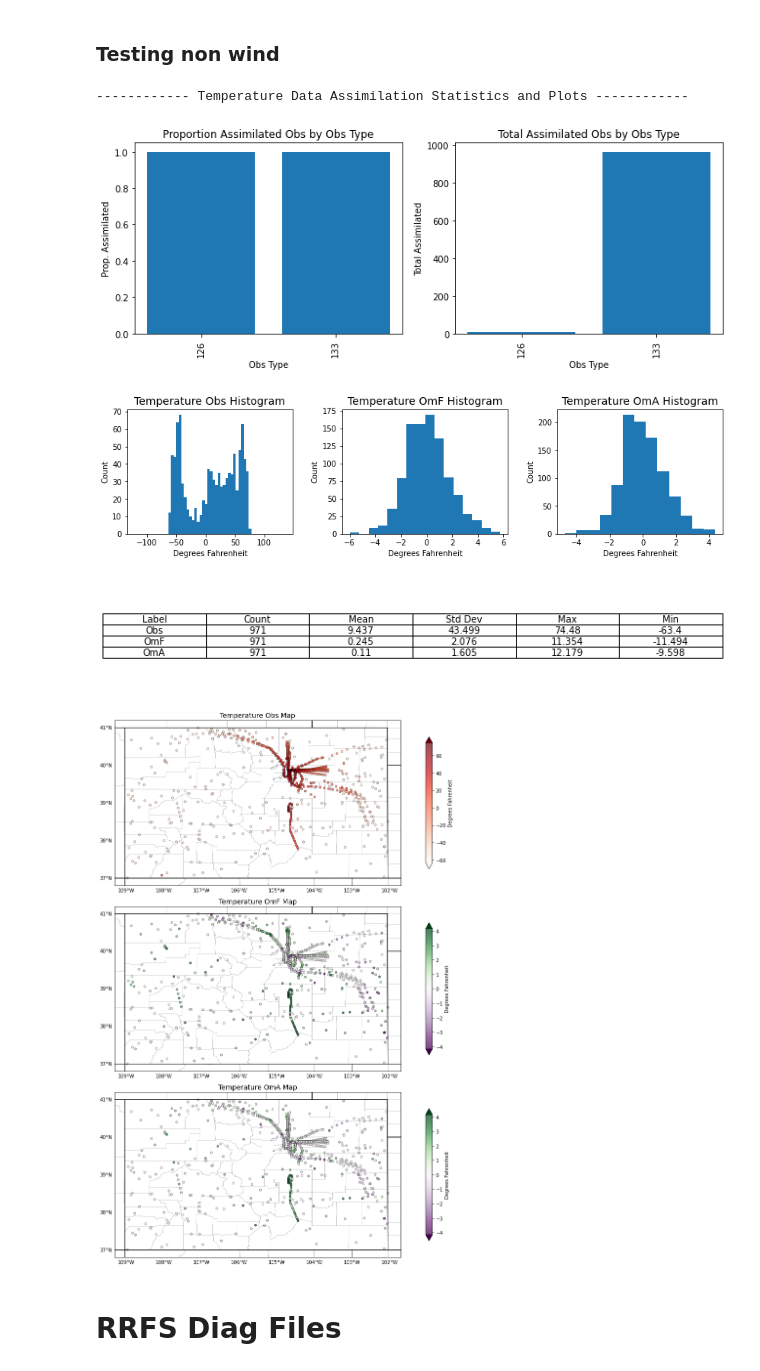
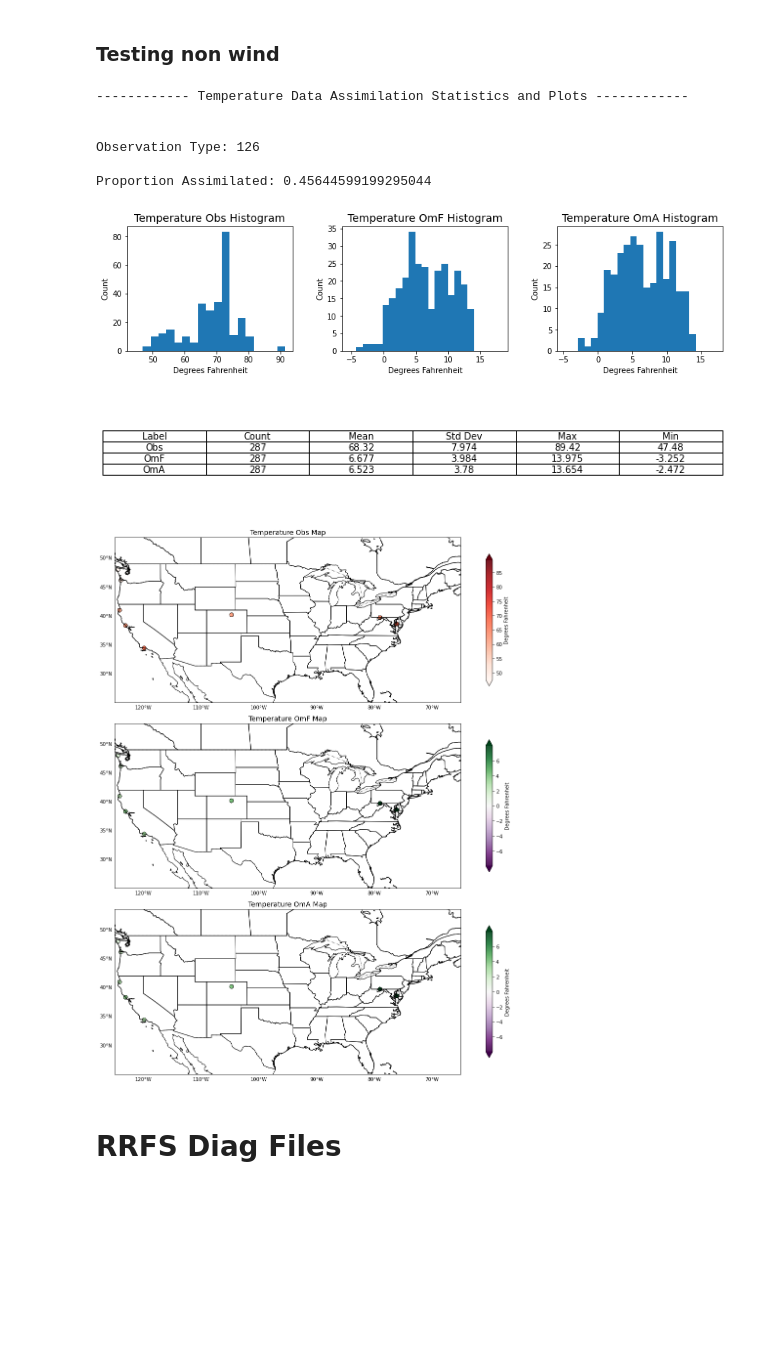
Before and after one commit to NOAA-GSL/pyDAmonitor, a Jupyter notebook: code/plot_interactive.ipynb, the cells around one changed output. Saved outputs shown, nothing was run; the diff lists cells and outputs as text; code cells hidden in the pictures; blank space fills up the shorter version.

```diff
--- a/code/plot_interactive.ipynb
+++ b/code/plot_interactive.ipynb
@@ -73,9 +73,9 @@ co_lats = (37, 41)
 co_lons = (251, 258) #to convert from deg west to deg east (360 - deg west)
 # %%
 # temp examples
-# rtma_fil_dfs = filter_df([df_anl, df_ges], use = 1)
-rtma_fil_dfs = filter_df([rtma_df_anl, rtma_df_ges], obs_types=obs_types_air_temp, use=1,
-                    lat_range=co_lats,lon_range=co_lons)
+rtma_fil_dfs = filter_df([rtma_df_anl, rtma_df_ges], hem='CONUS', obs_types=[126] )
+# rtma_fil_dfs = filter_df([rtma_df_anl, rtma_df_ges], obs_types=obs_types_sur_temp, use=1,
+#                     lat_range=co_lats,lon_range=co_lons)
 
 rtma_df_anl_fil = rtma_fil_dfs[0]
 rtma_df_ges_fil = rtma_fil_dfs[1]
@@ -92,14 +94,18 @@ print(len(rtma_df_ges_fil))
 # make_base_plots([rtma_df_ges_fil, rtma_df_anl_fil], diag_ges.metadata, zoom=False, save_plots=True)
 # %%
 to_share_norm = make_base_plots([rtma_df_ges_fil, rtma_df_anl_fil], rtma_diag_ges.metadata,
-                                zoom=False)
+                                zoom=False, hem='CONUS')
 # make_base_plots([rtma_df_ges_fil, rtma_df_anl_fil], diag_ges.metadata, shared_norm = to_share_norm, zoom=False)
 # %% [output]
 ------------ Temperature Data Assimilation Statistics and Plots ------------
+
+
+Observation Type: 126
+
+Proportion Assimilated: 0.45644599199295044
-[figure, old version]
+[figure, new version]
-[figure, old version]
+[figure, new version]
-[figure, old version]
+[figure, new version]
-[figure, removed]
 # %% [markdown]
 # RRFS Diag Files
 # %%
```
Also changed, not shown: parts of 18 cells of this notebook, 7 other files.
